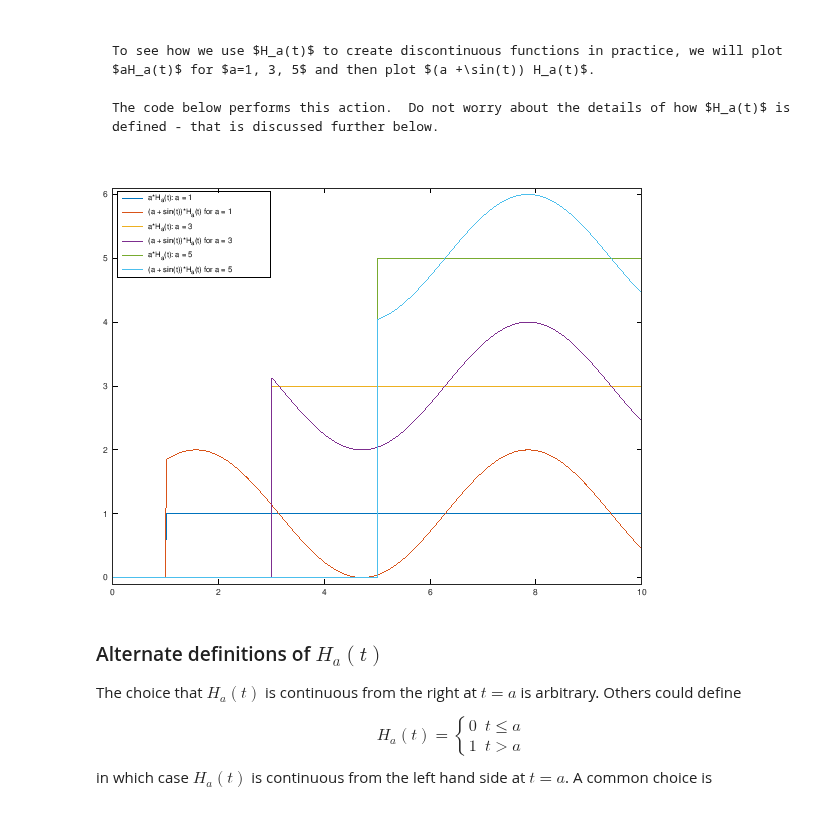
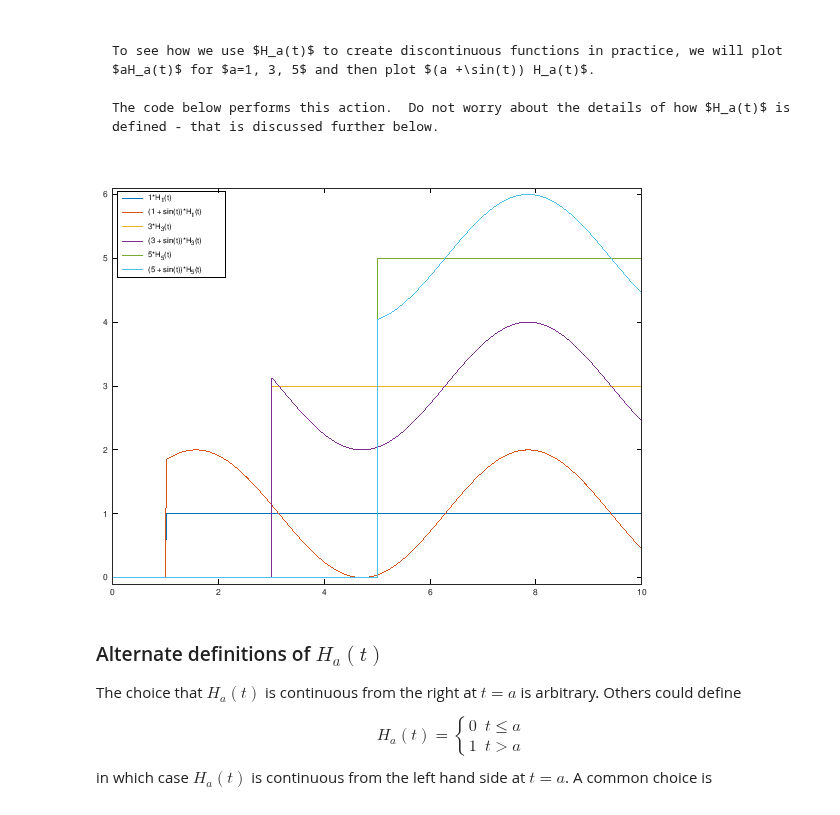
Before and after one commit to joelmiller/Laplace, a Jupyter notebook: docs/_sources/notebooks/LaplaceTShift.ipynb, the cells around one changed output. Drawn from its saved outputs; the diff is of its cells as text; code cells hidden in the pictures.

Commit message:
Improve plot labels

```diff
--- a/docs/_sources/notebooks/LaplaceTShift.ipynb
+++ b/docs/_sources/notebooks/LaplaceTShift.ipynb
@@ -35,21 +35,21 @@ The code below performs this action.  Do not worry about the details of how $H_a
 # %%
 graphics_toolkit("gnuplot") # gnuplot is currently the only way I can get
                             # matlab/octave to display using this format
                             # However, it is not ideal - there is no control over
                             # font sizes, line widths, or ability to interact
                             # with the plot.
 
 t = linspace(0, 10,1001);
 for a=[1,3,5]
     Ha = t>a;  #defines Ha(t) = 1 for t>a, 0 otherwise
-    plot(t,a.*Ha, 'DisplayName', ['a*H_a(t): a = ', num2str(a)] )
+    plot(t,a.*Ha, 'DisplayName', sprintf('%d*H_%d(t)',a,a)  )
     hold on
-    plot(t,(a+sin(t)).*Ha, 'DisplayName', ['(a + sin(t))*H_a(t) for a = ', num2str(a)] )
+    plot(t,(a+sin(t)).*Ha, 'DisplayName', sprintf('(%d + sin(t))*H_%d(t)', a ,a))
 end
 legend('location', 'northwest')
 ylim([-0.1,6.1])
 # %% [output]
-[figure, old version]
+[figure, new version]
 # %% [markdown]
 
 ### Alternate definitions of $H_a(t)$
```
Also changed, not shown: 3 other files.
